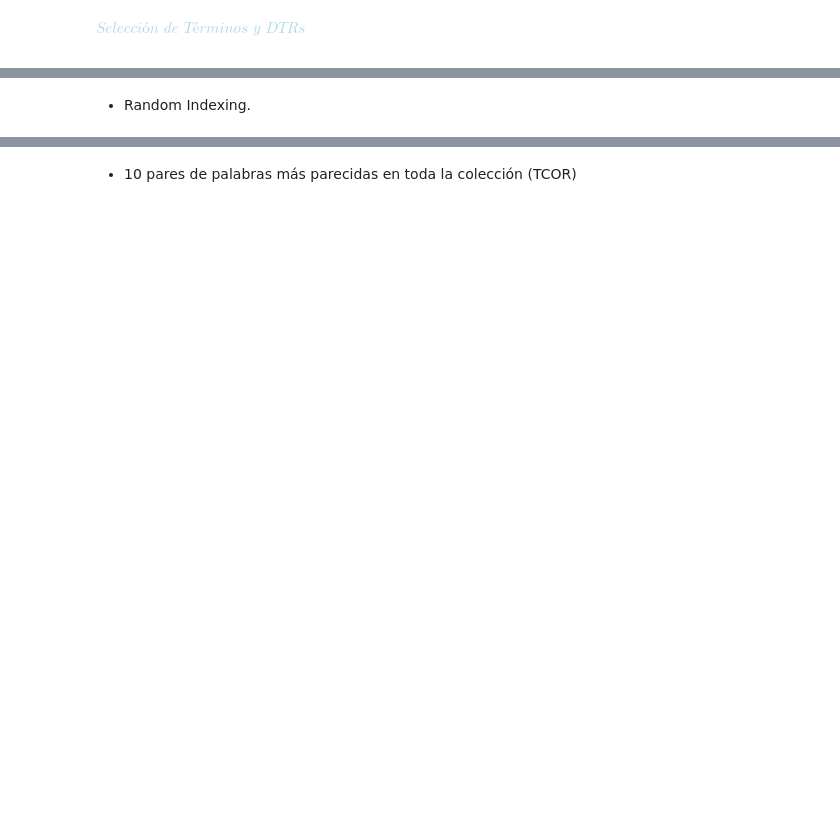
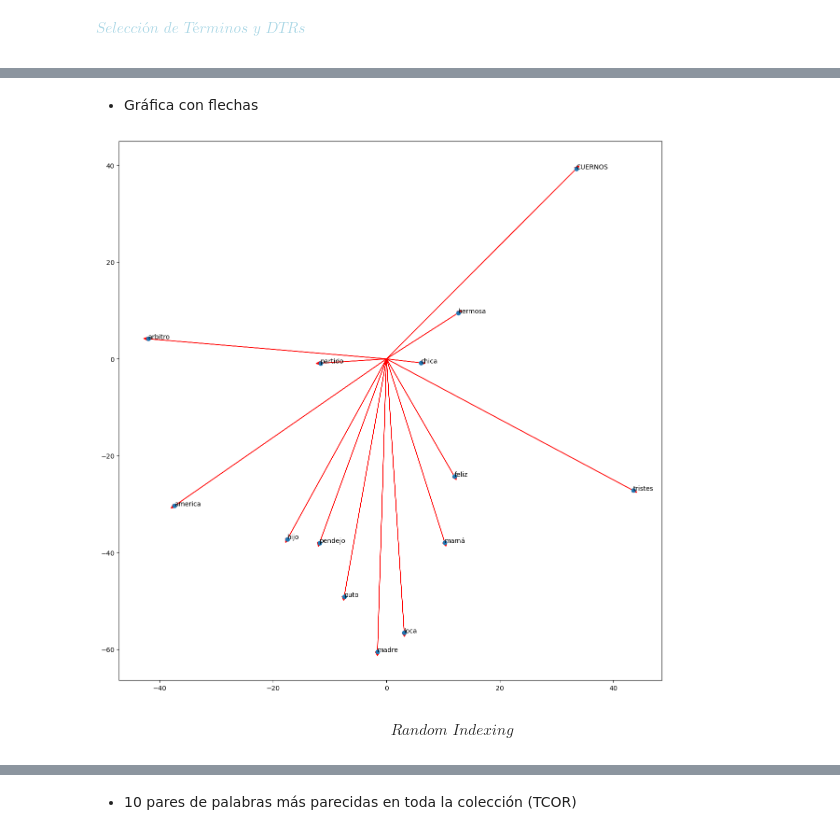
Before and after one commit to LaMaga98/cimat2023-1, a Jupyter notebook: lenguaje/03_tarea_lenguaje/yesenia_sarahi_garcia_gonzalez.ipynb, the cells around one changed output, grey strips where cells are left out. Saved outputs shown, nothing was run; the diff lists cells and outputs as text; code cells hidden in the pictures; blank space fills up the shorter version.

```diff
--- a/lenguaje/03_tarea_lenguaje/yesenia_sarahi_garcia_gonzalez.ipynb
+++ b/lenguaje/03_tarea_lenguaje/yesenia_sarahi_garcia_gonzalez.ipynb
@@ -44,2 +472,32 @@ $\textit{Selección de Términos y DTRs}$
+# %% [markdown]
+  * Gráfica con flechas
+# %%
+subset=["madre","hijo","loca","pendejo","mamá","tía","tristes","chica", "hermosa","CUERNOS","madre","feliz","hombre","mujer","ternura","feliz","puto","arbitro","america","partido","verguenza" ,"reniegan","Mañana", "hermosa","querer" ,"peda"]
+ploted_subset=[]
+subreduce_matrix=[]
+
+for idx, word in enumerate(target_words[:]):
+    if word in subset:
+        ploted_subset +=[word]
+        subreduce_matrix+= [reduced_matrix[idx]]
+
+subreduce_matrix=np.array(subreduce_matrix)
+
+
+fig,ax=plt.subplots(figsize=(15, 15))
+col1=0
+col2=1
+
+for  word in subreduce_matrix:
+    ax.arrow(0,0,word[col1],word[col2],head_width=0.8,head_length=0.8,fc='r',ec='r')
+
+ax.scatter(subreduce_matrix[:,col1],subreduce_matrix[:,col2])
+
+for i in range(len(ploted_subset)):
+    ax.annotate(ploted_subset[i],(subreduce_matrix[i,col1],subreduce_matrix[i,col2]))
+
+plt.show()
+# %% [output]
+[figure, added]
 # %% [markdown]
-* Random Indexing.
+$$\textit{Random Indexing}$$
```
Also changed, not shown: parts of 60 cells of this notebook.
